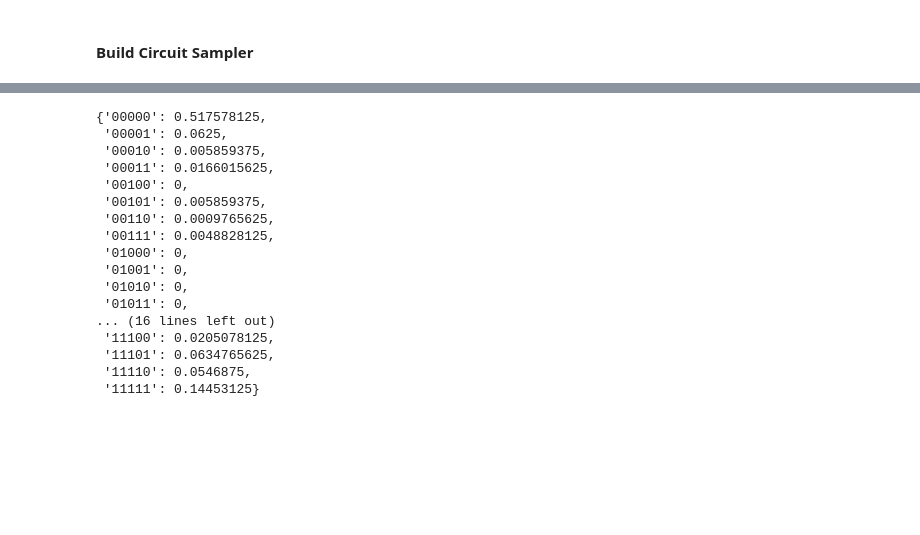
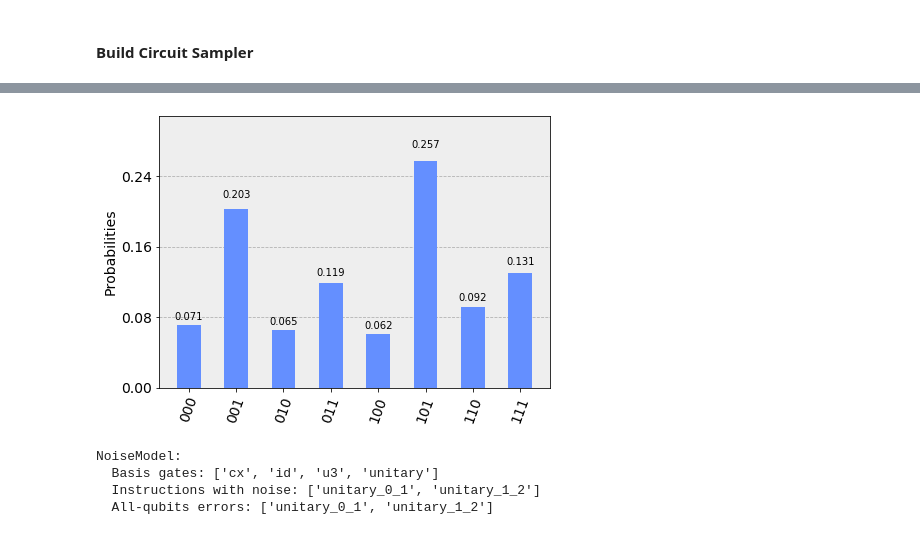
Before and after one commit to nlaanait/qcdenoise, a Jupyter notebook: examples/circuit_sampler.ipynb, the cells around one changed output, grey strips where cells are left out. Saved outputs shown, nothing was run; the diff lists cells and outputs as text; code cells hidden in the pictures; blank space fills up the shorter version.

```diff
--- a/examples/circuit_sampler.ipynb
+++ b/examples/circuit_sampler.ipynb
@@ -31,20 +61,15 @@ NoiseModel:
+# %%
+counts = circ_sampler.execute_circuit()
+for key in list(counts.keys()):
+    if counts[key] < 5e-3:
+        counts.pop(key)
+plot_histogram(counts)
+# %% [output]
+[figure, added]
 # %%
-circ_sampler.execute_circuit()
+circ_sampler.noise_model
 # %% [output]
-{'00000': 0.517578125,
- '00001': 0.0625,
- '00010': 0.005859375,
- '00011': 0.0166015625,
- '00100': 0,
- '00101': 0.005859375,
- '00110': 0.0009765625,
- '00111': 0.0048828125,
- '01000': 0,
- '01001': 0,
- '01010': 0,
- '01011': 0,
-... (16 lines left out)
- '11100': 0.0205078125,
- '11101': 0.0634765625,
- '11110': 0.0546875,
- '11111': 0.14453125}
+NoiseModel:
+  Basis gates: ['cx', 'id', 'u3', 'unitary']
+  Instructions with noise: ['unitary_0_1', 'unitary_1_2']
+  All-qubits errors: ['unitary_0_1', 'unitary_1_2']
```
Also changed, not shown: parts of 13 cells of this notebook, 2 other files.
